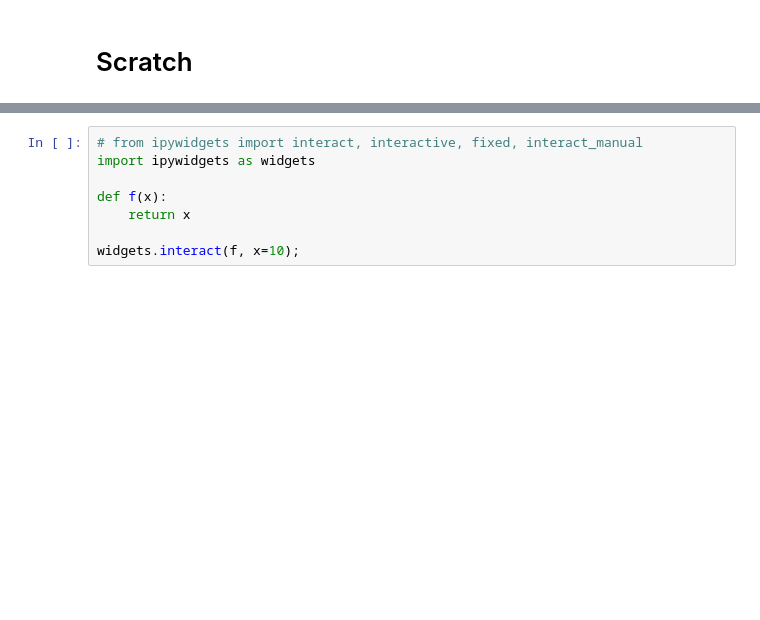
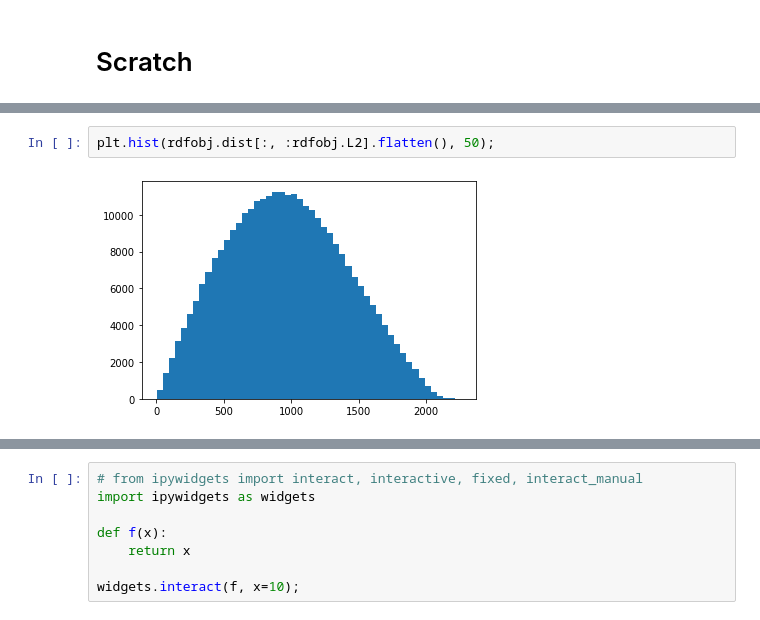
Before and after one commit to javadnoorb/flowermodel, a Jupyter notebook: notebooks/2019-09-15-flower-data-analysis.ipynb, the cells around one changed output, grey strips where cells are left out. Cells and saved outputs as stored; diff of their text form; blank space fills up the shorter version.

```diff
--- a/notebooks/2019-09-15-flower-data-analysis.ipynb
+++ b/notebooks/2019-09-15-flower-data-analysis.ipynb
@@ -195,0 +339,4 @@ cells_in_shell = ((r1 <= dist) < r2)
+# %%
+plt.hist(rdfobj.dist[:, :rdfobj.L2].flatten(), 50);
+# %% [output]
+[figure, added]
```
Also changed, not shown: parts of 25 cells of this notebook, 1 other file.
